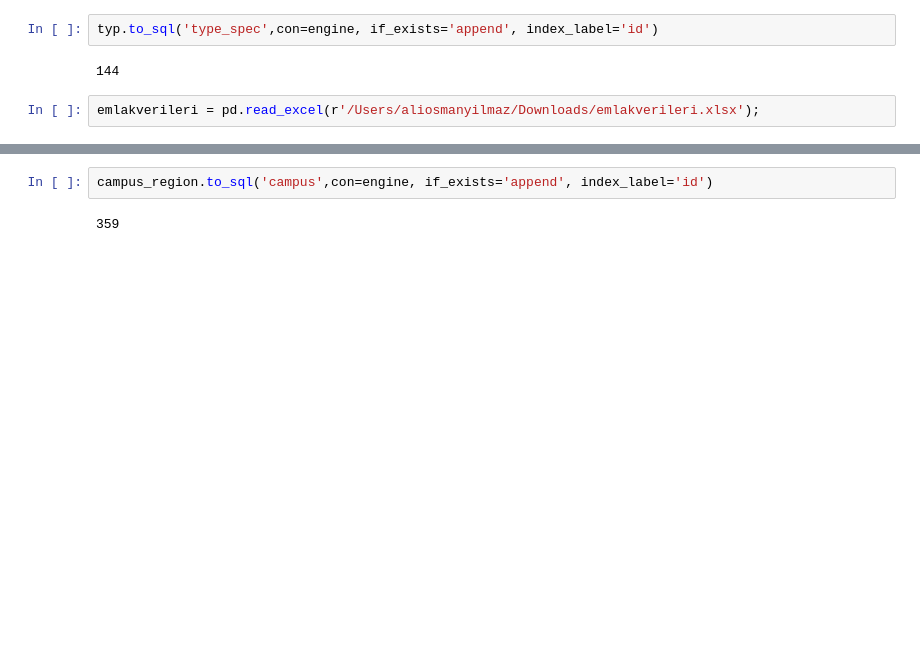
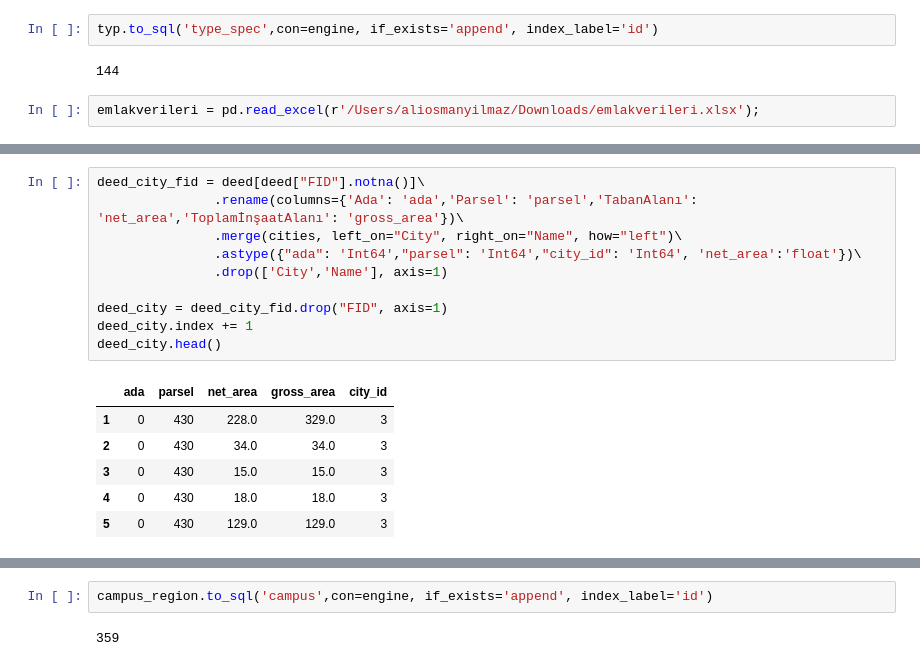
Before and after one commit to kurtgodel1/emlak, a Jupyter notebook: emlak.ipynb, the cells around one changed output, grey strips where cells are left out. Drawn from its saved outputs; the diff is of its cells as text; blank space fills up the shorter version.

```diff
--- a/emlak.ipynb
+++ b/emlak.ipynb
@@ -418,0 +335,17 @@ regions
+# %%
+deed_city_fid = deed[deed["FID"].notna()]\
+               .rename(columns={'Ada': 'ada','Parsel': 'parsel','TabanAlanı': 'net_area','ToplamİnşaatAlanı': 'gross_area'})\
+               .merge(cities, left_on="City", right_on="Name", how="left")\
+               .astype({"ada": 'Int64',"parsel": 'Int64',"city_id": 'Int64', 'net_area':'float'})\
+               .drop(['City','Name'], axis=1)
+
+deed_city = deed_city_fid.drop("FID", axis=1)
+deed_city.index += 1
+deed_city.head()
+# %% [output]
+|  | ada | parsel | net_area | gross_area | city_id |
+| 1 | 0 | 430 | 228.0 | 329.0 | 3 |
+| 2 | 0 | 430 | 34.0 | 34.0 | 3 |
+| 3 | 0 | 430 | 15.0 | 15.0 | 3 |
+| 4 | 0 | 430 | 18.0 | 18.0 | 3 |
+| 5 | 0 | 430 | 129.0 | 129.0 | 3 |
```
Also changed, not shown: parts of 46 cells of this notebook.
